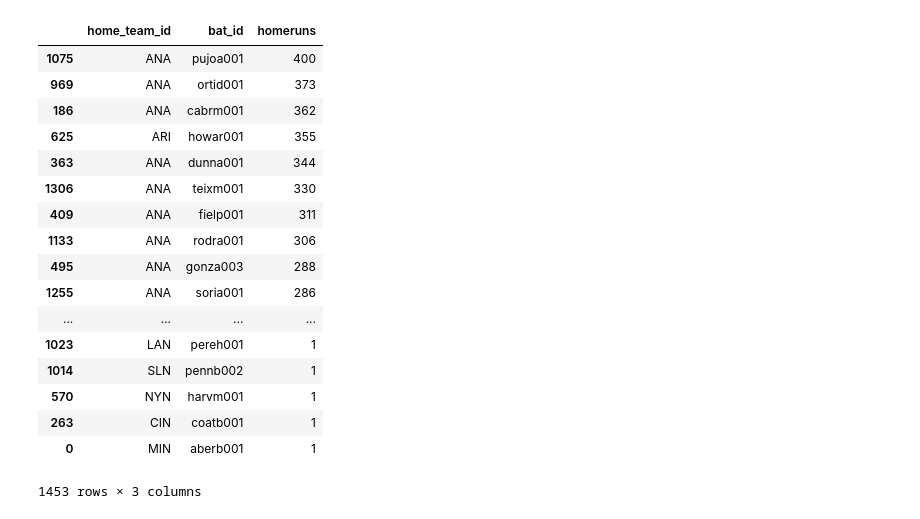
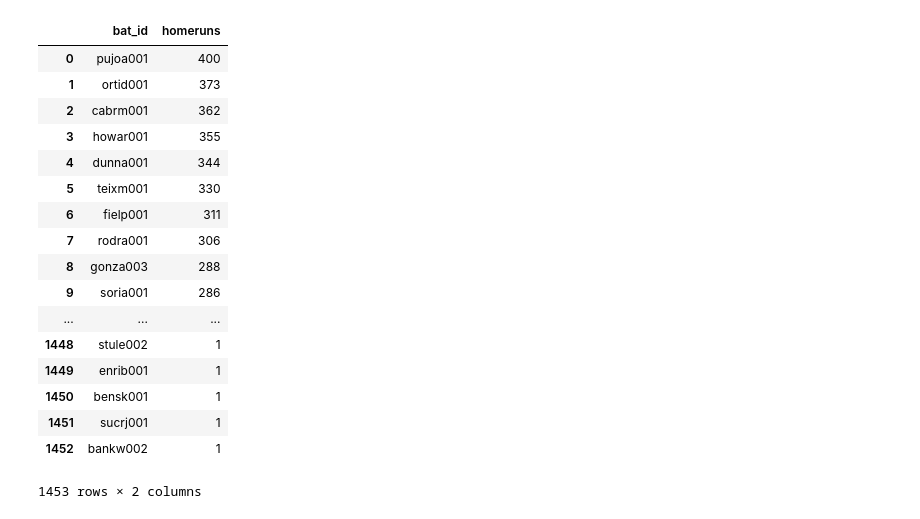
Before and after one commit to SamBusser30/Park_Factor-, a Jupyter notebook: Project_Code/Player_Homerun_Stats.ipynb, the cells around one changed output. Saved outputs shown, nothing was run; the diff lists cells and outputs as text; code cells hidden in the pictures.

```diff
--- a/Project_Code/Player_Homerun_Stats.ipynb
+++ b/Project_Code/Player_Homerun_Stats.ipynb
@@ -12,30 +12,27 @@ AllData_AltitudeData = pd.merge(factorData, altitudeData, on='home_team_id') #al
 # %%
 Players_Stadiums = HomeRun_AltitudeData[['home_team_id','bat_id']];
 Unique_Players = Players_Stadiums.drop_duplicates('bat_id');  # Show all unique players
-homeruns = Players_Stadiums['bat_id'].value_counts(ascending=False).to_frame('homeruns'); #Count total homeruns of each player
-homeruns.index.name = 'bat_id';  #Create bat_id column
-homeruns.reset_index(inplace = True); #Create bat_id column
+Player_Homeruns = Players_Stadiums['bat_id'].value_counts(ascending=False).to_frame('homeruns'); #Count total homeruns of each player
+Player_Homeruns.index.name = 'bat_id';  #Create bat_id column
+Player_Homeruns.reset_index(inplace = True); #Create bat_id column
 
-Players_Homeruns = pd.merge(Unique_Players, homeruns,  on='bat_id', sort=True);  #Merge players with their homeruns
-Players_Homeruns.sort_values("homeruns", ascending=False, inplace=True); # Sort homerun column by descending order
-
-Players_Homeruns
+Player_Homeruns
 # %% [output]
-|  | home_team_id | bat_id | homeruns |
-| 1075 | ANA | pujoa001 | 400 |
-| 969 | ANA | ortid001 | 373 |
-| 186 | ANA | cabrm001 | 362 |
-| 625 | ARI | howar001 | 355 |
-| 363 | ANA | dunna001 | 344 |
-| 1306 | ANA | teixm001 | 330 |
-| 409 | ANA | fielp001 | 311 |
-| 1133 | ANA | rodra001 | 306 |
-| 495 | ANA | gonza003 | 288 |
-| 1255 | ANA | soria001 | 286 |
-| ... | ... | ... | ... |
-| 1023 | LAN | pereh001 | 1 |
-| 1014 | SLN | pennb002 | 1 |
-| 570 | NYN | harvm001 | 1 |
-| 263 | CIN | coatb001 | 1 |
-| 0 | MIN | aberb001 | 1 |
+|  | bat_id | homeruns |
+| 0 | pujoa001 | 400 |
+| 1 | ortid001 | 373 |
+| 2 | cabrm001 | 362 |
+| 3 | howar001 | 355 |
+| 4 | dunna001 | 344 |
+| 5 | teixm001 | 330 |
+| 6 | fielp001 | 311 |
+| 7 | rodra001 | 306 |
+| 8 | gonza003 | 288 |
+| 9 | soria001 | 286 |
+| ... | ... | ... |
+| 1448 | stule002 | 1 |
+| 1449 | enrib001 | 1 |
+| 1450 | bensk001 | 1 |
+| 1451 | sucrj001 | 1 |
+| 1452 | bankw002 | 1 |
-1453 rows × 3 columns
+1453 rows × 2 columns
```
Also changed, not shown: parts of 4 cells of this notebook.
